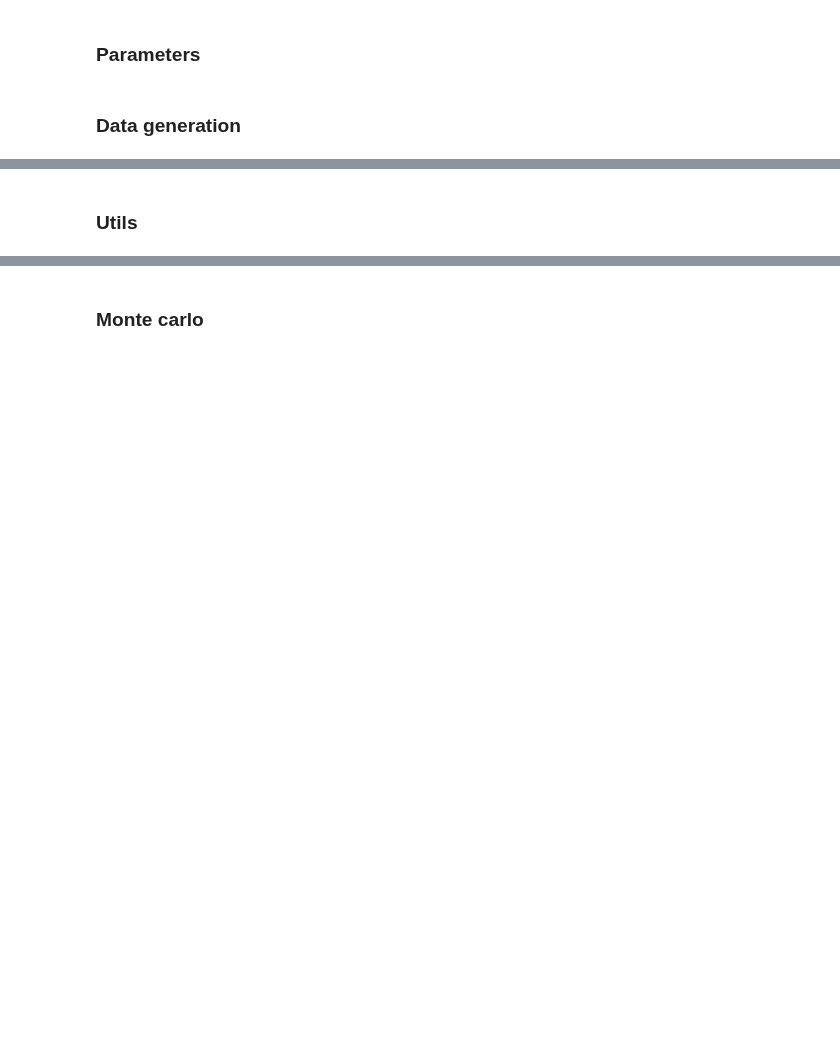
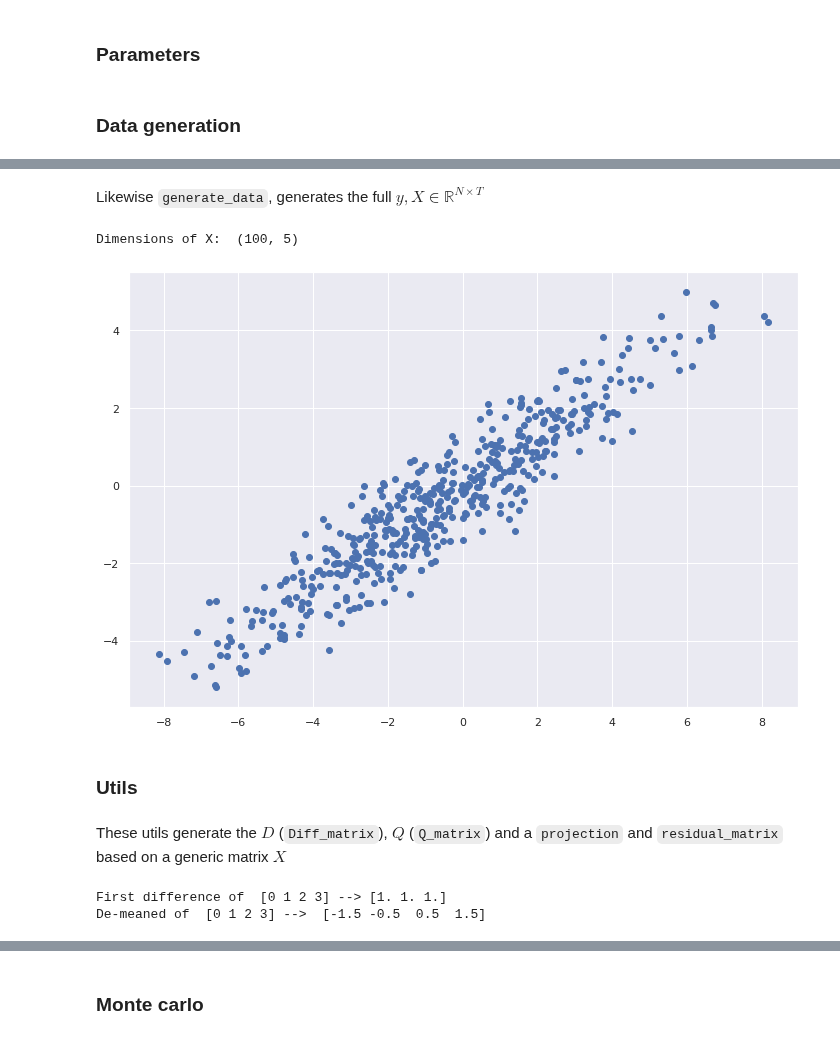
Before and after one commit to NoFishLikeIan/tinbergen, a Jupyter notebook: homework/adv_econ_notebooks/Panel Data.ipynb, the cells around one changed output, grey strips where cells are left out. Cells and saved outputs as stored; diff of their text form; code cells hidden in the pictures; blank space fills up the shorter version.

```diff
--- a/homework/adv_econ_notebooks/Panel Data.ipynb
+++ b/homework/adv_econ_notebooks/Panel Data.ipynb
@@ -12,9 +13,6 @@ import matplotlib.pyplot as plt
 import seaborn as sns
 import pandas as pd
 
-from numpy import linalg
-
 sns.set(rc={'figure.figsize':(12, 8)})
-sns.set()
 
 np.random.seed(11148705)
@@ -27,7 +32,7 @@ sigmas = {
     'xi': 1
 }
 
-coeff = {
+init_coeff = {
     'rho': 0.5,
     'pi': 1,
     'theta': 0,
@@ -36,5 +41,7 @@ coeff = {
 
 N = 100
 T = 5
+
+coeff = init_coeff.copy()
 # %% [markdown]
 ### Data generation
@@ -54,29 +47,0 @@ def stationary_x(alpha: np.array, N: int, rho:float, pi: float, theta:float, **_
-# %%
-def generate_data(
-    T: int,
-    N: int,
-    sigmas: Mapping[str, float],
-    coeff: Mapping[str, float]
-) -> np.array:
-
-    alpha_unstacked = np.random.normal(0, sigmas['alpha'], (N, 1))
-    alpha = alpha_unstacked @ np.ones((1, T))
-
-    epsilon = np.random.normal(0, sigmas['epsilon'], (N, T))
-
-    init_x = stationary_x(alpha, N, **coeff)
-
-    X = np.zeros((N, T))
-    X[:, 0] = init_x
-
-    xi = np.random.normal(0, sigmas['xi'], (N, T))
-
-    for t in range(1, T):
-        X[:, t] = coeff['rho'] * X[:, t-1] + coeff['pi'] * alpha[:, 0] + coeff['theta'] * epsilon[:, t-1]
-
-    X = X + xi
-
-    y = coeff['beta'] * X + alpha + epsilon
-
-
-    return y, X, alpha
@@ -83,4 +58,15 @@ def generate_data(
+# %% [markdown]
+Likewise `generate_data`, generates the full $y, X \in \mathbb{R}^{N\times T} $
 # %%
-y, X, alpha = generate_data(T, N, sigmas, coeff)
+y, X = generate_data(T, N, sigmas, coeff)
+
+print('Dimensions of X: ', X.shape)
+# %% [output]
+Dimensions of X:  (100, 5)
+# %%
+plt.scatter(y.reshape(-1, 1), X.reshape(-1, 1))
+plt.show()
+# %% [output]
+[figure, added]
 # %% [markdown]
 ### Utils
@@ -97 +73,11 @@ def residual_matrix(X):
+# %% [markdown]
+These utils generate the $D$ (`Diff_matrix`), $Q$ (`Q_matrix`) and a `projection` and `residual_matrix` based on a generic matrix $X$
+# %%
+M_T = 4
+M = np.arange(M_T)
+print('First difference of ', M, '-->', M@Diff_matrix(M_T).T)
+print('De-meaned of ', M, '--> ', M@Q_matrix(M_T))
+# %% [output]
+First difference of  [0 1 2 3] --> [1. 1. 1.]
+De-meaned of  [0 1 2 3] -->  [-1.5 -0.5  0.5  1.5]
 # %% [markdown]
```
Also changed, not shown: parts of 96 cells of this notebook.
